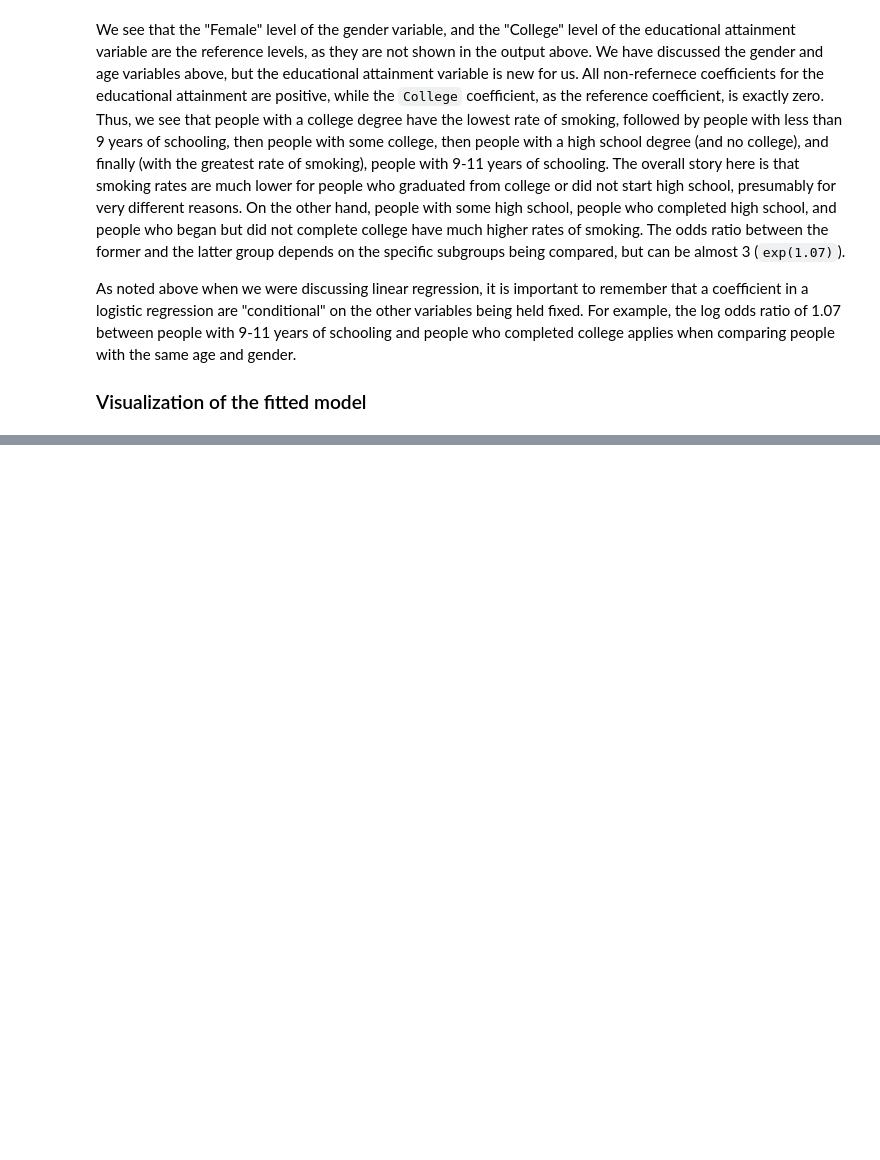
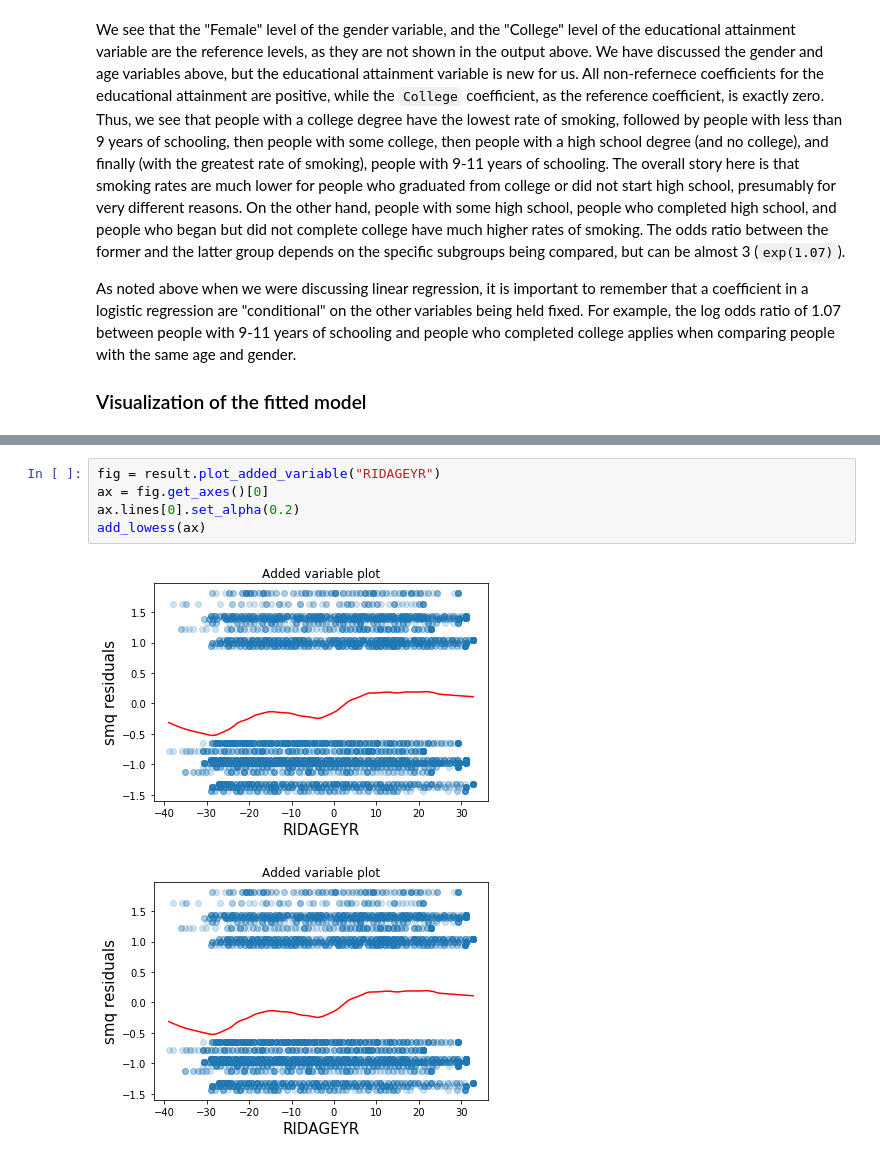
Before and after one commit to kshedden/statswpy_temp, a Jupyter notebook: week2.ipynb, the cells around one changed output, grey strips where cells are left out. Saved outputs shown, nothing was run; the diff lists cells and outputs as text; blank space fills up the shorter version.

```diff
--- a/week2.ipynb
+++ b/week2.ipynb
@@ -672,3 +671,11 @@ add_lowess(ax)
 # %% [output]
 [figure]
 [figure]
+# %%
+fig = result.plot_added_variable("RIDAGEYR")
+ax = fig.get_axes()[0]
+ax.lines[0].set_alpha(0.2)
+add_lowess(ax)
+# %% [output]
+[figure, added]
+[figure, added]
```
Also changed, not shown: parts of 7 cells of this notebook.
